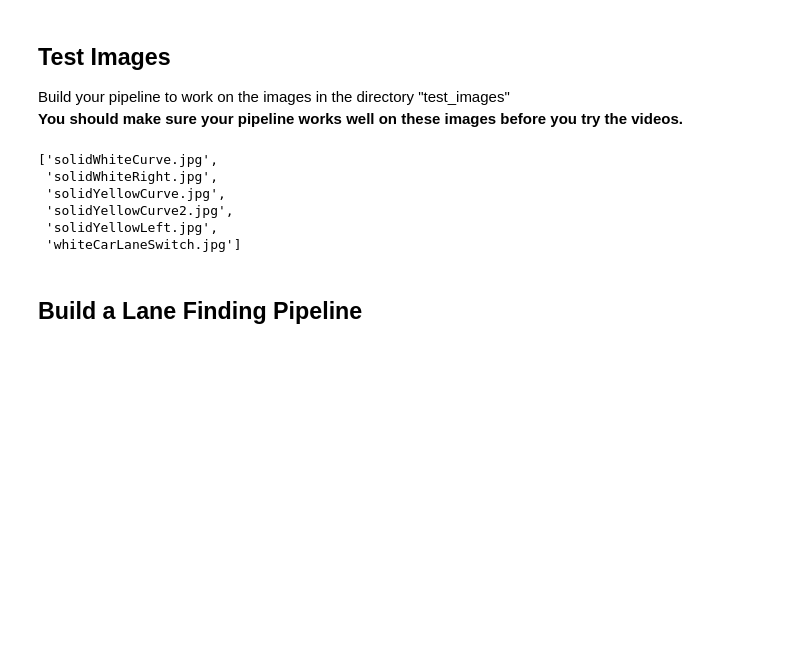
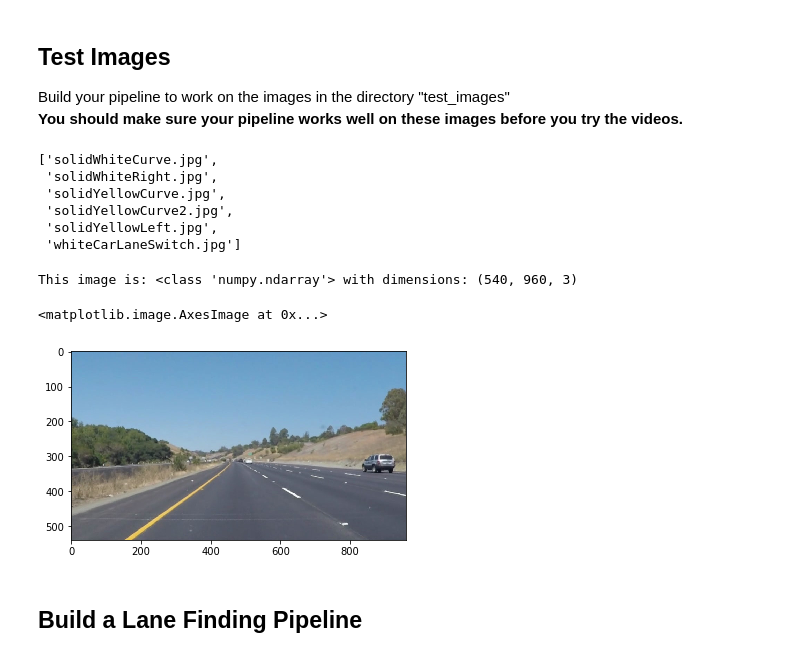
Before and after one commit to tevisgehr/Tevis_Self_Driving_Car_Nanodegree_Udacity, a Jupyter notebook: CarND-LaneLines-P1-master/P1.ipynb, the cells around one changed output. Cells and saved outputs as stored; diff of their text form; code cells hidden in the pictures; blank space fills up the shorter version.

```diff
--- a/CarND-LaneLines-P1-master/P1.ipynb
+++ b/CarND-LaneLines-P1-master/P1.ipynb
@@ -190,6 +190,22 @@ os.listdir("test_images/")
  'solidYellowCurve2.jpg',
  'solidYellowLeft.jpg',
  'whiteCarLaneSwitch.jpg']
+# %%
+#Trying out different images:
+#image = mpimg.imread('test_images/solidWhiteCurve.jpg')
+#image = mpimg.imread('test_images/solidWhiteRight.jpg')
+image = mpimg.imread('test_images/solidYellowCurve.jpg')
+#image = mpimg.imread('test_images/solidYellowCurve2.jpg')
+#image = mpimg.imread('test_images/solidYellowLeft.jpg')
+#image = mpimg.imread('test_images/whiteCarLaneSwitch.jpg')
+
+#printing out some stats and plotting
+print('This image is:', type(image), 'with dimensions:', image.shape)
+plt.imshow(image)
+# %% [output]
+This image is: <class 'numpy.ndarray'> with dimensions: (540, 960, 3)
+<matplotlib.image.AxesImage at 0x...>
+[figure, added]
 # %% [markdown]
 ## Build a Lane Finding Pipeline
 # %% [markdown]
```
Also changed, not shown: parts of 12 cells of this notebook.
